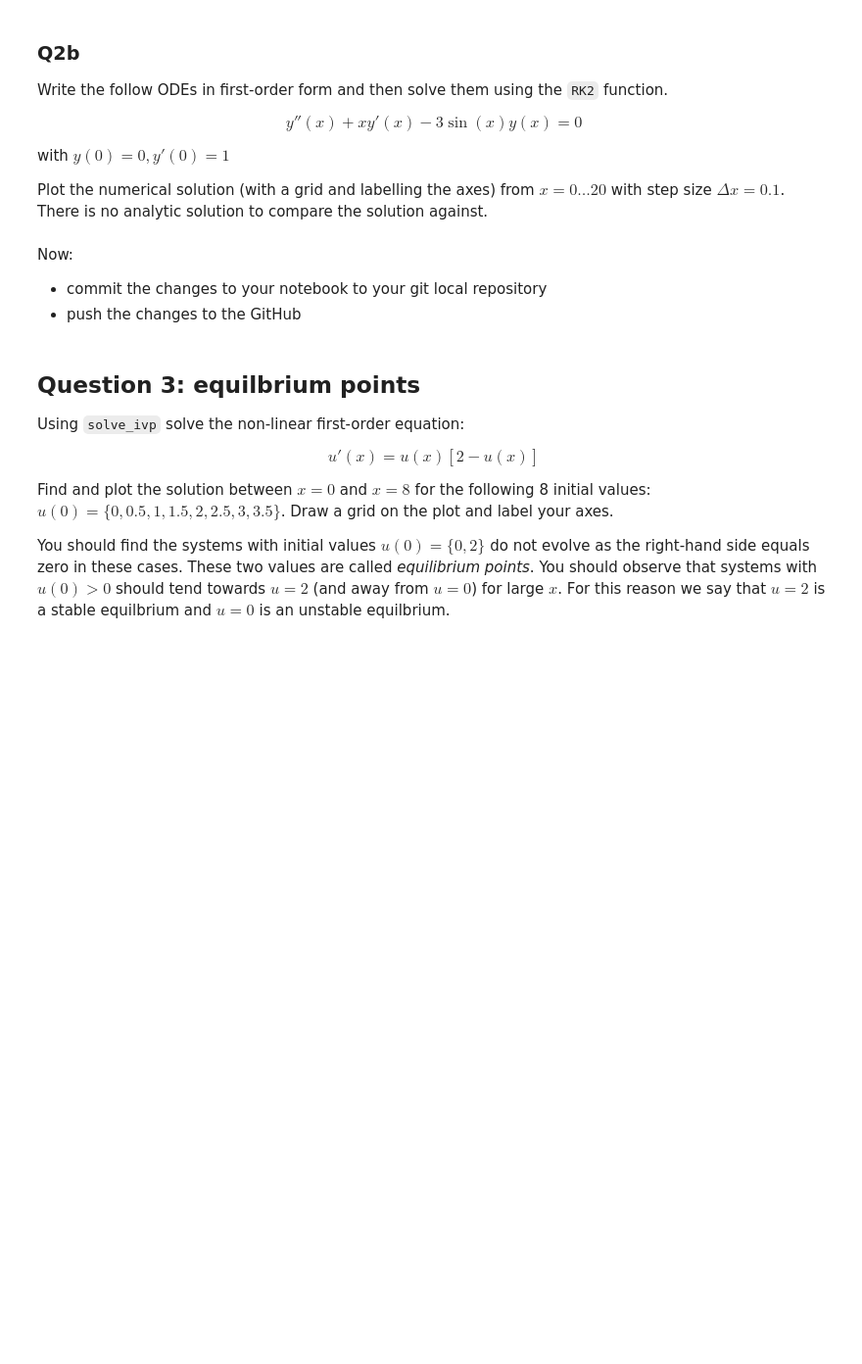
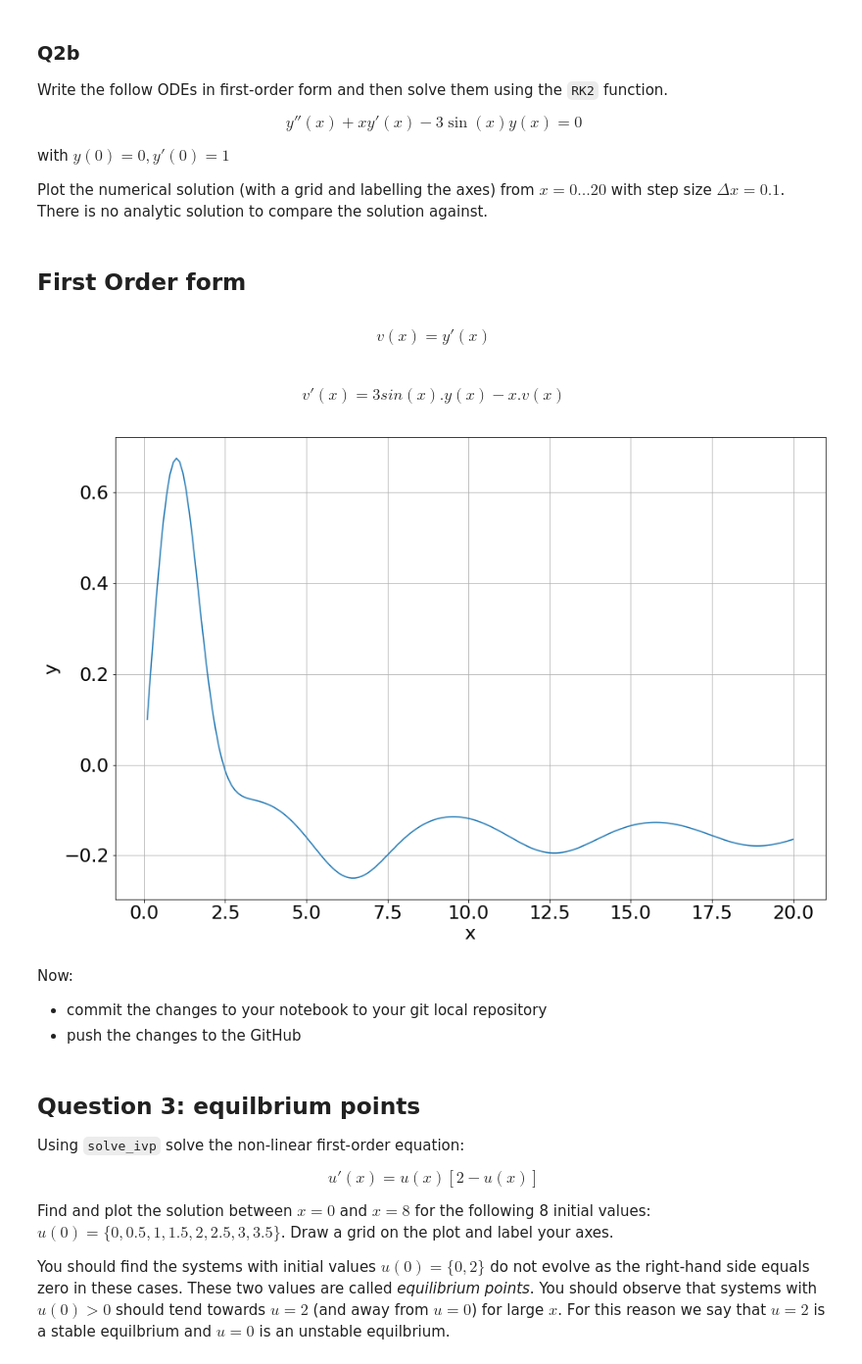
Before and after one commit to loby368/Computational-Science, a Jupyter notebook: Assignment 3/Assignment-3.ipynb, the cells around one changed output. Shown at 98% size. Drawn from its saved outputs; the diff is of its cells as text; code cells hidden in the pictures; blank space fills up the shorter version.

```diff
--- a/Assignment 3/Assignment-3.ipynb
+++ b/Assignment 3/Assignment-3.ipynb
@@ -258,6 +289,24 @@ $$y''(x) + x y'(x) - 3\sin(x) y(x) = 0 $$
 with $y(0) = 0, y'(0) = 1$
 
 Plot the numerical solution (with a grid and labelling the axes) from $x=0\dots20$ with step size $\Delta x = 0.1$. There is no analytic solution to compare the solution against.
+# %% [markdown]
+## First Order form
+# %% [markdown]
+$$v(x) = y'(x)$$ <br>
+$$v'(x) = 3sin(x).y(x) - x.v(x)$$
+# %%
+#Numerical Solution
+def f2(x, y):
+    return np.array([y[1], (-3)*np.sin(x)*y[0] - x*y[1]])
+
+A = RK2(f2, 0.1, 0, [0, 1], 200)
+
+plt.grid(True)
+plt.xlabel('x')
+plt.ylabel('y')
+plt.plot(A[:,0], A[:,1]);
+# %% [output]
+[figure, added]
 # %% [markdown]
 Now:
 - commit the changes to your notebook to your git local repository
```
Also changed, not shown: parts of 6 cells of this notebook.
